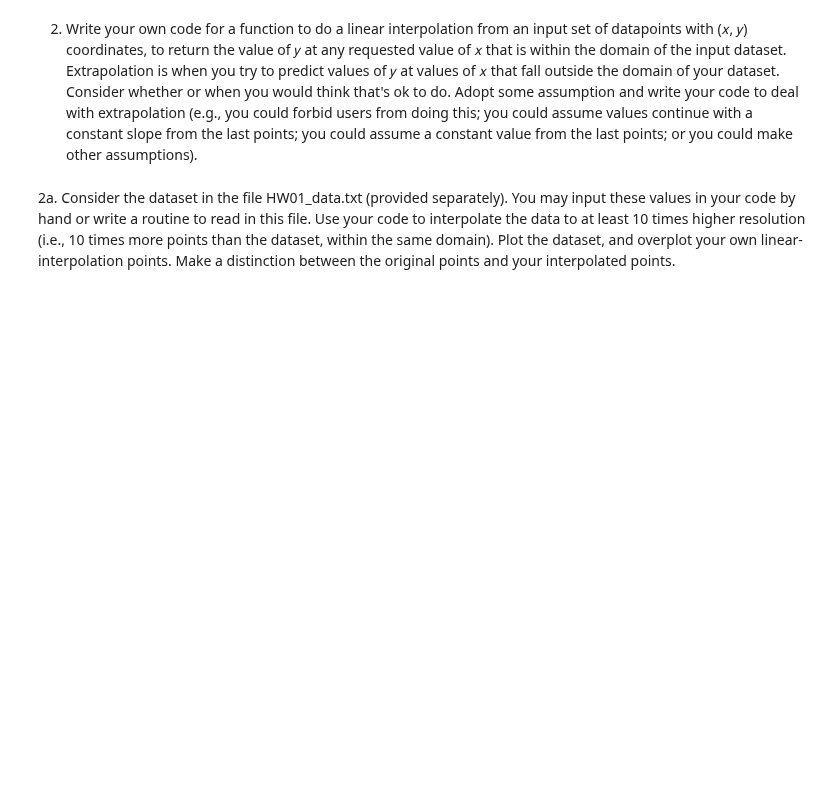
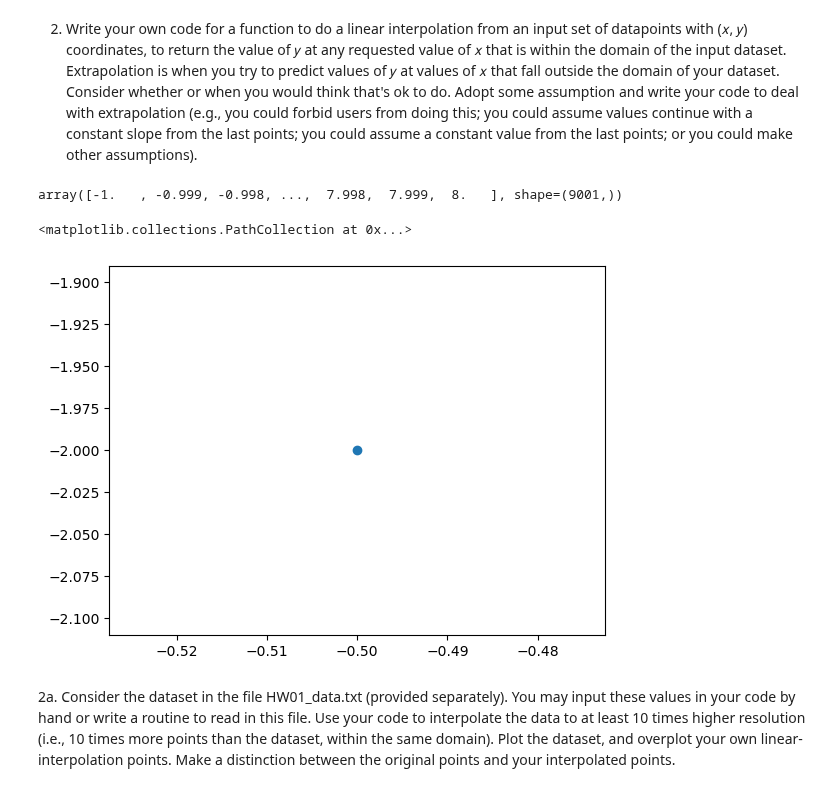
Before and after one commit to kparrine/Computational_Astro, a Jupyter notebook: C1/C1.ipynb, the cells around one changed output. Cells and saved outputs as stored; diff of their text form; code cells hidden in the pictures; blank space fills up the shorter version.

Commit message:
Added test linear interpolation function

```diff
--- a/C1/C1.ipynb
+++ b/C1/C1.ipynb
@@ -13,9 +13,28 @@ slope from the last points; you could assume a constant value from the last poin
 could make other assumptions).
 # %%
 #function for linear interpolation
-def linear_interp():
+def linear_interp(xi,yi,xi1,yi1,x):
+    '''
+    xi, yi = Initial given points
+    xi1, yi1 = Next set of given points
+    x = point to perform interp
+    '''
+    #Draw a line between two points
     ai = (yi1-yi)/(xi1-xi)
     g = ai*(x-xi)+yi
+    return x, g
+
+    #extrapolation piece???
+# %%
+np.arange(-1,8+0.001,0.001) #range of x's to interpolate (100x resolution) [-1, 8]
+# %% [output]
+array([-1.   , -0.999, -0.998, ...,  7.998,  7.999,  8.   ], shape=(9001,))
+# %%
+test = linear_interp(-1,-3,0,-1,-.5)
+plt.scatter(test[0],test[1])
+# %% [output]
+<matplotlib.collections.PathCollection at 0x...>
+[figure, added]
 # %% [markdown]
 2a. Consider the dataset in the file HW01_data.txt (provided separately). You may
 input these values in your code by hand or write a routine to read in this file. Use your
```
Also changed, not shown: parts of 4 cells of this notebook.
